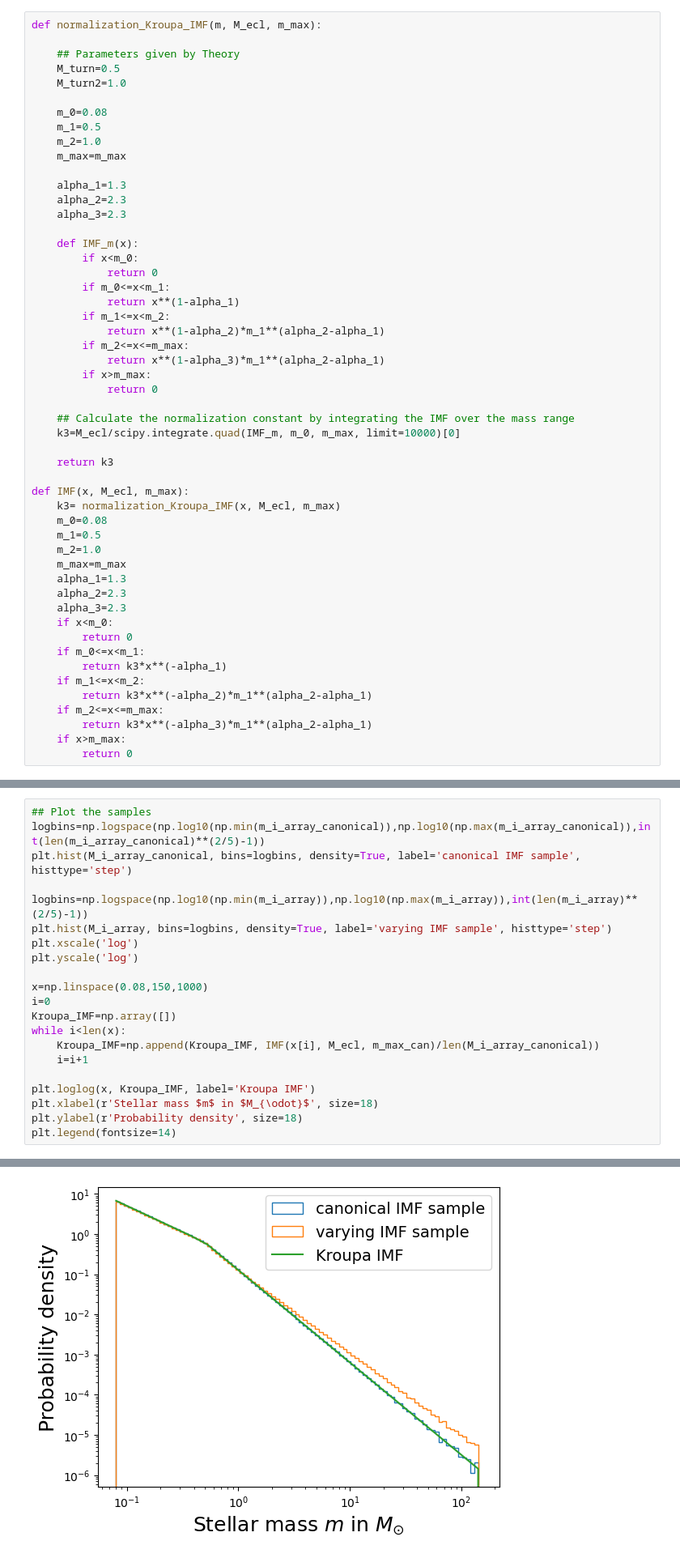
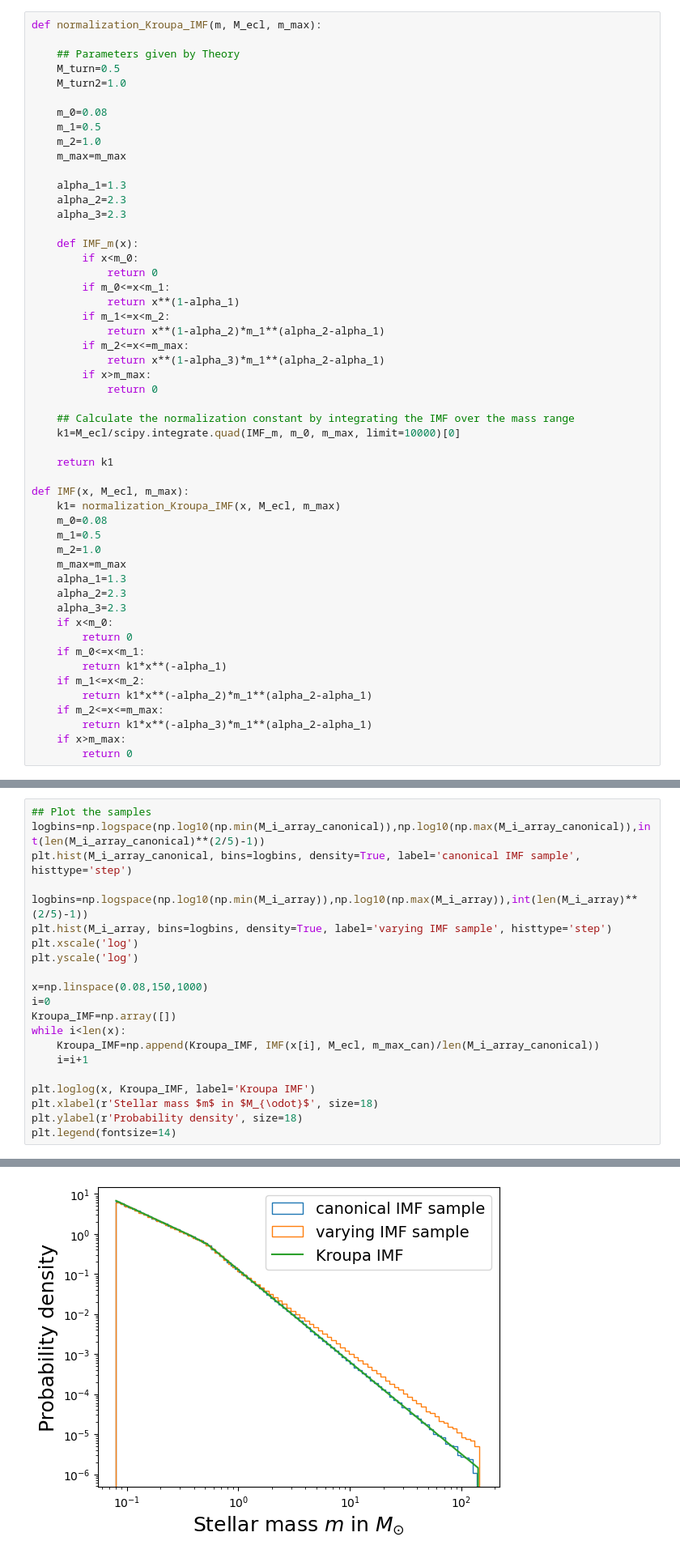
Before and after one commit to StellarYoshi/IGIMF_Theory_codes, a Jupyter notebook: IMF_sampling.ipynb, the cells around one changed output, grey strips where cells are left out. Shown at 81% size. Cells and saved outputs as stored; diff of their text form.

```diff
--- a/IMF_sampling.ipynb
+++ b/IMF_sampling.ipynb
@@ -552,12 +552,12 @@ def normalization_Kroupa_IMF(m, M_ecl, m_max):
             return 0
 
     ## Calculate the normalization constant by integrating the IMF over the mass range
-    k3=M_ecl/scipy.integrate.quad(IMF_m, m_0, m_max, limit=10000)[0]
+    k1=M_ecl/scipy.integrate.quad(IMF_m, m_0, m_max, limit=10000)[0]
 
-    return k3
+    return k1
 
 def IMF(x, M_ecl, m_max):
-    k3= normalization_Kroupa_IMF(x, M_ecl, m_max)
+    k1= normalization_Kroupa_IMF(x, M_ecl, m_max)
     m_0=0.08
     m_1=0.5
     m_2=1.0
@@ -568,11 +568,11 @@ def IMF(x, M_ecl, m_max):
     if x<m_0:
         return 0
     if m_0<=x<m_1:
-        return k3*x**(-alpha_1)
+        return k1*x**(-alpha_1)
     if m_1<=x<m_2:
-        return k3*x**(-alpha_2)*m_1**(alpha_2-alpha_1)
+        return k1*x**(-alpha_2)*m_1**(alpha_2-alpha_1)
     if m_2<=x<=m_max:
-        return k3*x**(-alpha_3)*m_1**(alpha_2-alpha_1)
+        return k1*x**(-alpha_3)*m_1**(alpha_2-alpha_1)
     if x>m_max:
         return 0
 # %%
@@ -675,28 +675,28 @@ The IMF slope for m > 1 Msolar is: 2.0551349190969583 +/- 0.008286294764549293
 The input high-mass slope (m > 1 Msolar) of the drawn sample is: 2.055124725896406
 # %%
 ## Plot the samples
-logbins=np.logspace(np.log10(np.min(m_i_array_canonical)),np.log10(np.max(m_i_array_canonical)),int(len(m_i_array_canonical)**(2/5)-1))
+logbins=np.logspace(np.log10(np.min(M_i_array_canonical)),np.log10(np.max(M_i_array_canonical)),int(len(M_i_array_canonical)**(2/5)-1))
 plt.hist(M_i_array_canonical, bins=logbins, density=True, label='canonical IMF sample', histtype='step')
 
-logbins=np.logspace(np.log10(np.min(m_i_array)),np.log10(np.max(m_i_array)),int(len(m_i_array)**(2/5)-1))
+logbins=np.logspace(np.log10(np.min(M_i_array)),np.log10(np.max(M_i_array)),int(len(M_i_array)**(2/5)-1))
 plt.hist(M_i_array, bins=logbins, density=True, label='varying IMF sample', histtype='step')
 plt.xscale('log')
 plt.yscale('log')
 
 x=np.linspace(0.08,150,1000)
 i=0
 Kroupa_IMF=np.array([])
 while i<len(x):
     Kroupa_IMF=np.append(Kroupa_IMF, IMF(x[i], M_ecl, m_max_can)/len(M_i_array_canonical))
     i=i+1
 
 plt.loglog(x, Kroupa_IMF, label='Kroupa IMF')
 plt.xlabel(r'Stellar mass $m$ in $M_{\odot}$', size=18)
 plt.ylabel(r'Probability density', size=18)
 plt.legend(fontsize=14)
 # %% [output]
 <matplotlib.legend.Legend at 0x...>
-[figure, old version]
+[figure, new version]
 # %% [markdown]
 # Special cases
 
```
